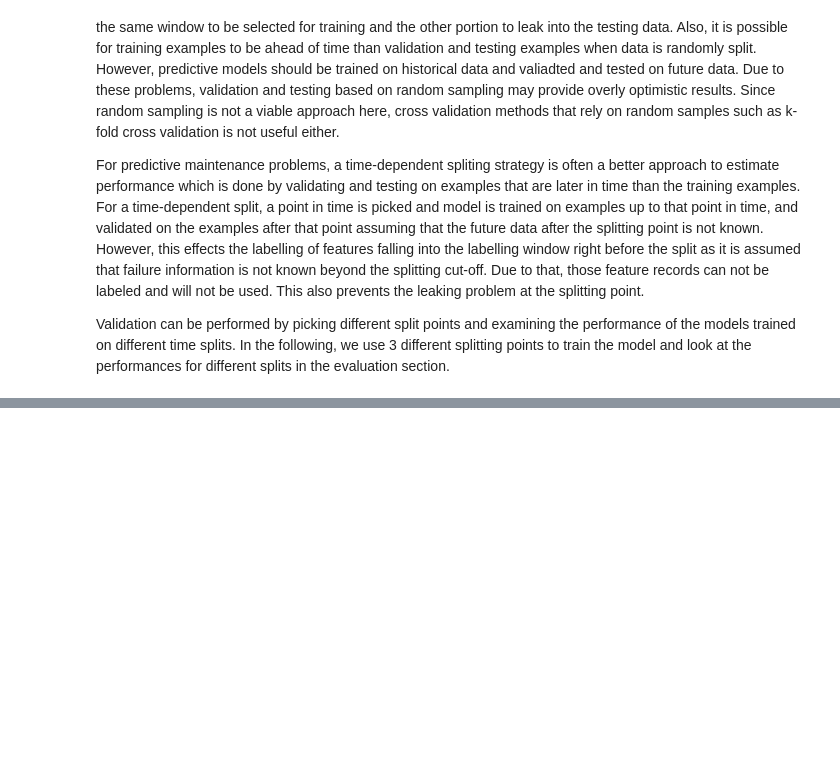
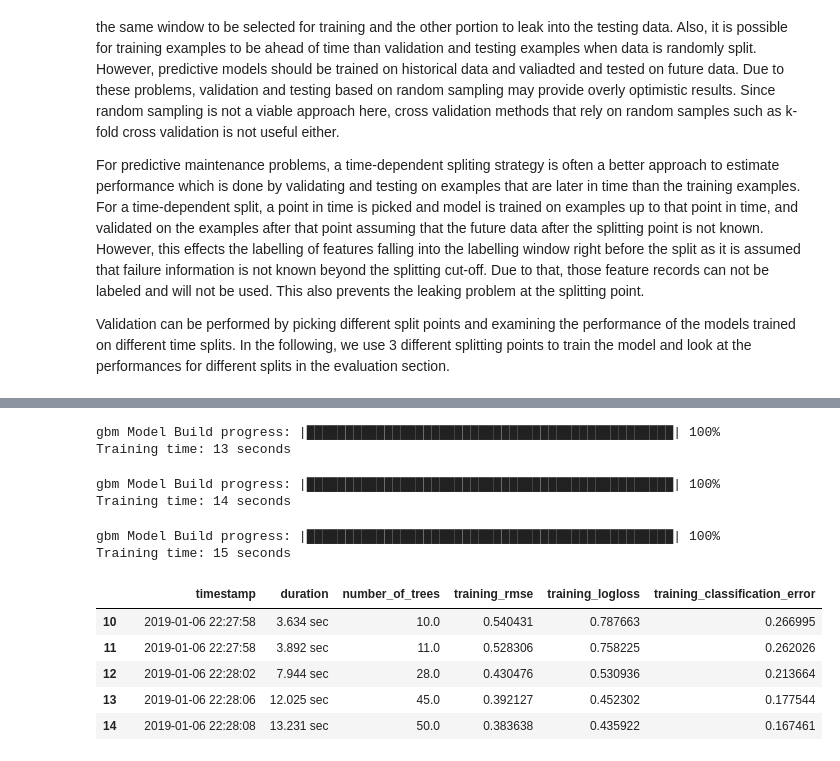
Before and after one commit to live2pro/Predictive_Maintenance_Modelling, a Jupyter notebook: notebooks/Predictive Maintenance Modelling Guide.ipynb, the cells around one changed output, grey strips where cells are left out. Drawn from its saved outputs; the diff is of its cells as text; code cells hidden in the pictures; blank space fills up the shorter version.

```diff
--- a/notebooks/Predictive Maintenance Modelling Guide.ipynb
+++ b/notebooks/Predictive Maintenance Modelling Guide.ipynb
@@ -471,7 +473,7 @@ When using multi-class classification for predicting failure due to a problem, l
 
 The prediction problem for this example scenerio is to estimate the probability that a machine will fail in the near future due to a failure of a certain component. More specifically, the goal is to compute the probability that a machine will fail in the next 24 hours due to a certain component failure (component 1,2,3 or 4). In the following, labelling is done by labeling all the feature records that fall into the 24 hours window before a failure due to component 1, component 2, component 3 and component 4 as comp1, comp2, comp3 and comp4 respectively.The rest of the records are labeled as "none" indicating, there is no failure within the next 24 hours.
 # %%
-labeled = finalfeat.merge(failures,on="machineID",how="left",suffixes = (".x",".y"))
+labeled = finalfeat.merge(failures,on="machineID",how="left",suffixes = ("",".x"))
 labeled["hours"] = (labeled["datetime"]-labeled["datetime.x"]).astype('timedelta64[m]')/(60*24)
 labeled = labeled[(labeled["hours"]>=0) & (labeled["hours"]<=24)]
 
@@ -526,9 +533,8 @@ Validation can be performed by picking different split points and examining the
 # %%
+%%time
+#Load data into H20
 # split at 2015-08-01 01:00:00, to train on the first 8 months and test on last 4 months
 # labelling window is 24 hours so records within 24 hours prior to split point are left out
-
-trainingdata1 = labeledfeatures[labeledfeatures.datetime < "2015-07-31 01:00:00"]
-testingdata1 = labeledfeatures[labeledfeatures.datetime > "2015-08-01 01:00:00"]
-
-trainingdata1.tail()
+trainingdata1 = h2o.H2OFrame(labeledfeatures[labeledfeatures['datetime'] < "2015-07-31 01:00:00"])
+testingdata1 = h2o.H2OFrame(labeledfeatures[labeledfeatures['datetime'] > "2015-08-01 01:00:00"])
 # %% [output]
@@ -634,0 +571,3 @@ KeyboardInterrupt:
+# %%
+response = "failure"
+predictors = [x for x in labeledfeatures.columns if x not in [response,"datetime"]]
@@ -634,0 +576,27 @@ KeyboardInterrupt:
+# %%
+start = datetime.datetime.now()
+gbm_1 = H2OGradientBoostingEstimator()
+gbm_1.train(x=predictors, y=response, training_frame=trainingdata1)
+end = datetime.datetime.now()
+print("Training time: {} seconds".format(str((end-start).seconds)))
+# %% [output]
+gbm Model Build progress: |███████████████████████████████████████████████| 100%
+Training time: 13 seconds
+# %%
+start = datetime.datetime.now()
+gbm_2 = H2OGradientBoostingEstimator()
+gbm_2.train(x=predictors, y=response, training_frame=trainingdata2)
+end = datetime.datetime.now()
+print("Training time: {} seconds".format(str((end-start).seconds)))
+# %% [output]
+gbm Model Build progress: |███████████████████████████████████████████████| 100%
+Training time: 14 seconds
+# %%
+start = datetime.datetime.now()
+gbm_3 = H2OGradientBoostingEstimator()
+gbm_3.train(x=predictors, y=response, training_frame=trainingdata3,)
+end = datetime.datetime.now()
+print("Training time: {} seconds".format(str((end-start).seconds)))
+# %% [output]
+gbm Model Build progress: |███████████████████████████████████████████████| 100%
+Training time: 15 seconds
@@ -634,0 +612,9 @@ KeyboardInterrupt:
+# %%
+gbm_1.score_history().tail()
+# %% [output]
+|  |  | timestamp | duration | number_of_trees | training_rmse | training_logloss | training_classification_error |
+| 10 |  | 2019-01-06 22:27:58 | 3.634 sec | 10.0 | 0.540431 | 0.787663 | 0.266995 |
+| 11 |  | 2019-01-06 22:27:58 | 3.892 sec | 11.0 | 0.528306 | 0.758225 | 0.262026 |
+| 12 |  | 2019-01-06 22:28:02 | 7.944 sec | 28.0 | 0.430476 | 0.530936 | 0.213664 |
+| 13 |  | 2019-01-06 22:28:06 | 12.025 sec | 45.0 | 0.392127 | 0.452302 | 0.177544 |
+| 14 |  | 2019-01-06 22:28:08 | 13.231 sec | 50.0 | 0.383638 | 0.435922 | 0.167461 |
```
Also changed, not shown: parts of 20 cells of this notebook.
